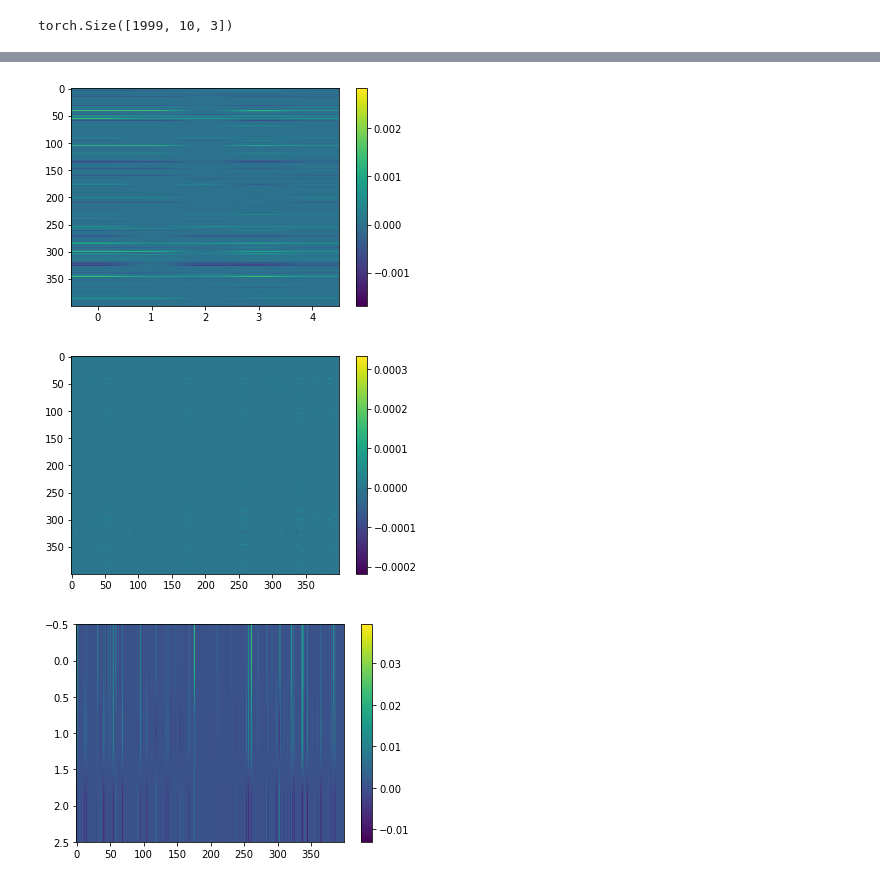
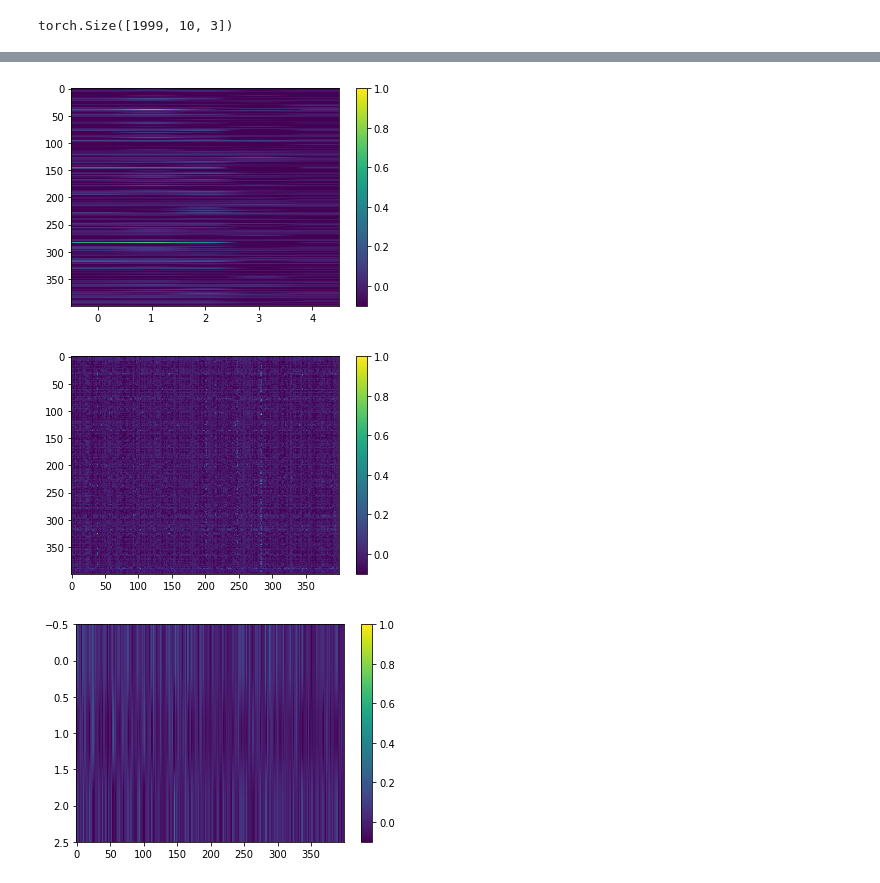
Before and after one commit to Pugavkomm/-test-multy_cognitive_tasks, a Jupyter notebook: Two_task_model.ipynb, the cells around one changed output, grey strips where cells are left out. Saved outputs shown, nothing was run; the diff lists cells and outputs as text; code cells hidden in the pictures.

```diff
--- a/Two_task_model.ipynb
+++ b/Two_task_model.ipynb
@@ -31,7 +34,7 @@ t_target = .35
 t_trial = .75
 t_delay = .3 #300 - 1500 (.3s - 1.5s)
 
-f_time = 3000
+f_time = 6000
 dt = 1e-3
 params = dict([('sigma', 0.1),
               ('fixation', t_fixation),
@@ -40,14 +43,14 @@ params = dict([('sigma', 0.1),
               ('trial', t_trial),
               ('time', f_time),
               ('dt', dt)])
-batch_size = 100
+batch_size = 20
 CDM_task = ContextDM(params, batch_size)
 
 #inputs, labels, ob_size, act_size = CDM_task.dataset()
 
 
 feature_size, output_size = CDM_task.feature_and_act_size
-hidden_size = 400
+hidden_size = 1000
 
 # 1. model
 
@@ -139,7 +143,7 @@ t_delay = .3 #300 - 1500 (.3s - 1.5s)
 
 f_time = 30000
 dt = 1e-3
-params = dict([('sigma', .5),
+params = dict([('sigma', .1),
               ('fixation', t_fixation),
               ('target', t_target),
               ('delay', t_delay),
@@ -206,20 +210,20 @@ outputs.shape = (29985, 1, 3)
 # %%
 with torch.no_grad():
     weights_after_l = []
     for name, param in model.named_parameters():
         if param.requires_grad:
             weights_after_l.append((param).cpu().numpy())
             #print (name, param.data)
 
 for i in range(len(weights_after_l) - 1):
-    plt.imshow(weights_after_l[i] -weights_pre_l[i], aspect ='auto')
+    plt.imshow(weights_after_l[i] -weights_pre_l[i], aspect ='auto', vmax=1, vmin=-0.1)
     plt.colorbar()
     plt.show()
     plt.close()
 # %% [output]
-[figure, old version]
+[figure, new version]
-[figure, old version]
+[figure, new version]
-[figure, old version]
+[figure, new version]
 # %%
 
 print('after')
```
Also changed, not shown: parts of 4 cells of this notebook, 2 other files.
